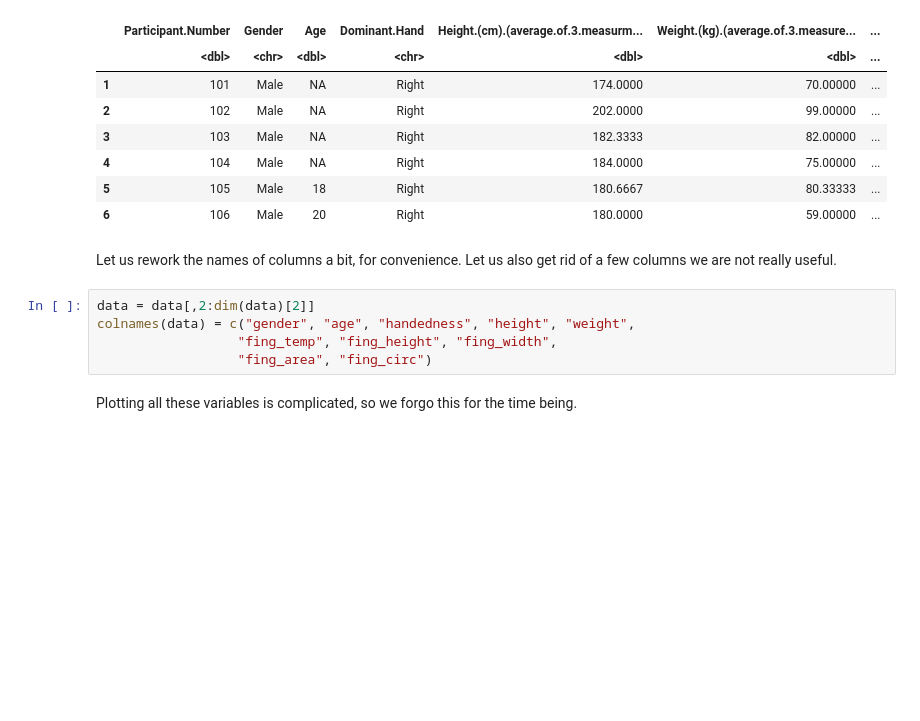
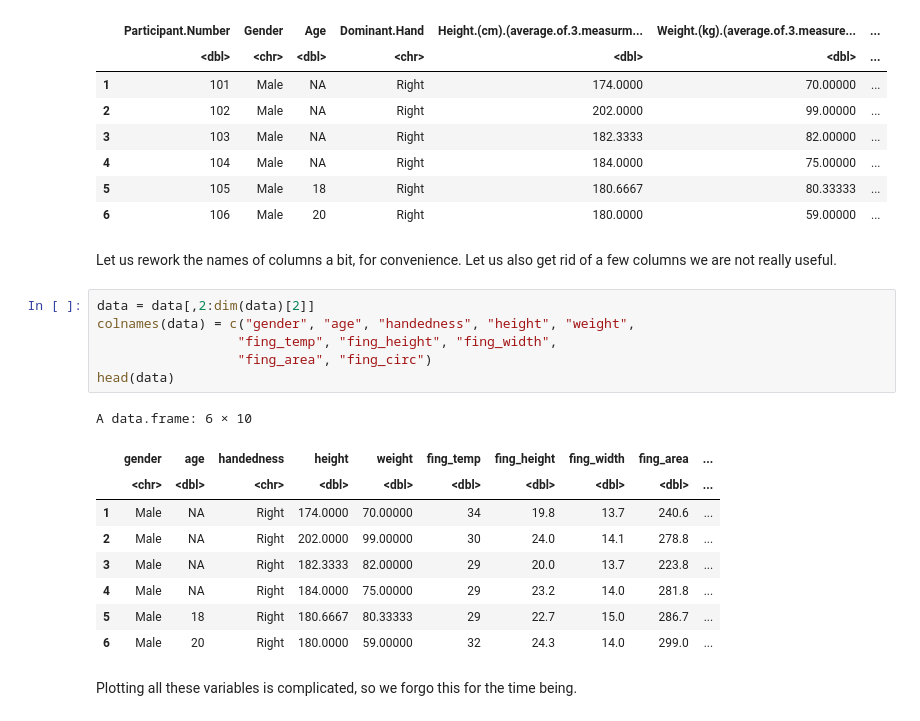
Before and after one commit to julien-arino/math-of-data-science, a Jupyter notebook: CODE/PCA_fingerprints.ipynb, the cells around one changed output. Saved outputs shown, nothing was run; the diff lists cells and outputs as text; blank space fills up the shorter version.

```diff
--- a/CODE/PCA_fingerprints.ipynb
+++ b/CODE/PCA_fingerprints.ipynb
@@ -22,8 +27,19 @@ Let us rework the names of columns a bit, for convenience. Let us also get rid o
 # %%
 data = data[,2:dim(data)[2]]
 colnames(data) = c("gender", "age", "handedness", "height", "weight",
                   "fing_temp", "fing_height", "fing_width",
                   "fing_area", "fing_circ")
+head(data)
+# %% [output]
+A data.frame: 6 × 10
+|  | gender | age | handedness | height | weight | fing_temp | fing_height | fing_width | fing_area | ... |
+|  | <chr> | <dbl> | <chr> | <dbl> | <dbl> | <dbl> | <dbl> | <dbl> | <dbl> | ... |
+| 1 | Male | NA | Right | 174.0000 | 70.00000 | 34 | 19.8 | 13.7 | 240.6 | ... |
+| 2 | Male | NA | Right | 202.0000 | 99.00000 | 30 | 24.0 | 14.1 | 278.8 | ... |
+| 3 | Male | NA | Right | 182.3333 | 82.00000 | 29 | 20.0 | 13.7 | 223.8 | ... |
+| 4 | Male | NA | Right | 184.0000 | 75.00000 | 29 | 23.2 | 14.0 | 281.8 | ... |
+| 5 | Male | 18 | Right | 180.6667 | 80.33333 | 29 | 22.7 | 15.0 | 286.7 | ... |
+| 6 | Male | 20 | Right | 180.0000 | 59.00000 | 32 | 24.3 | 14.0 | 299.0 | ... |
 # %% [markdown]
 Plotting all these variables is complicated, so we forgo this for the time being.
 # %% [markdown]
```
Also changed, not shown: parts of 4 cells of this notebook, 4 other files.
